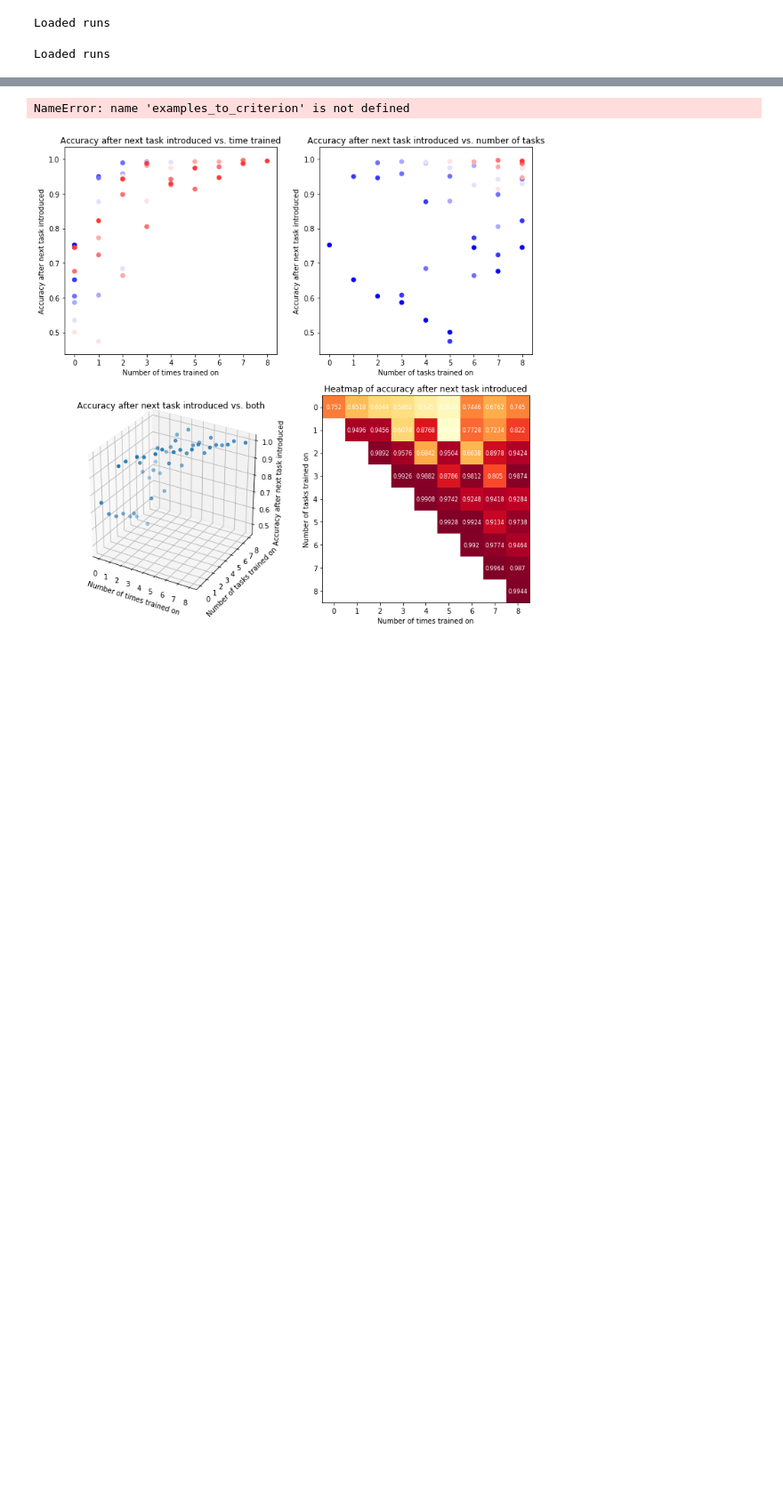
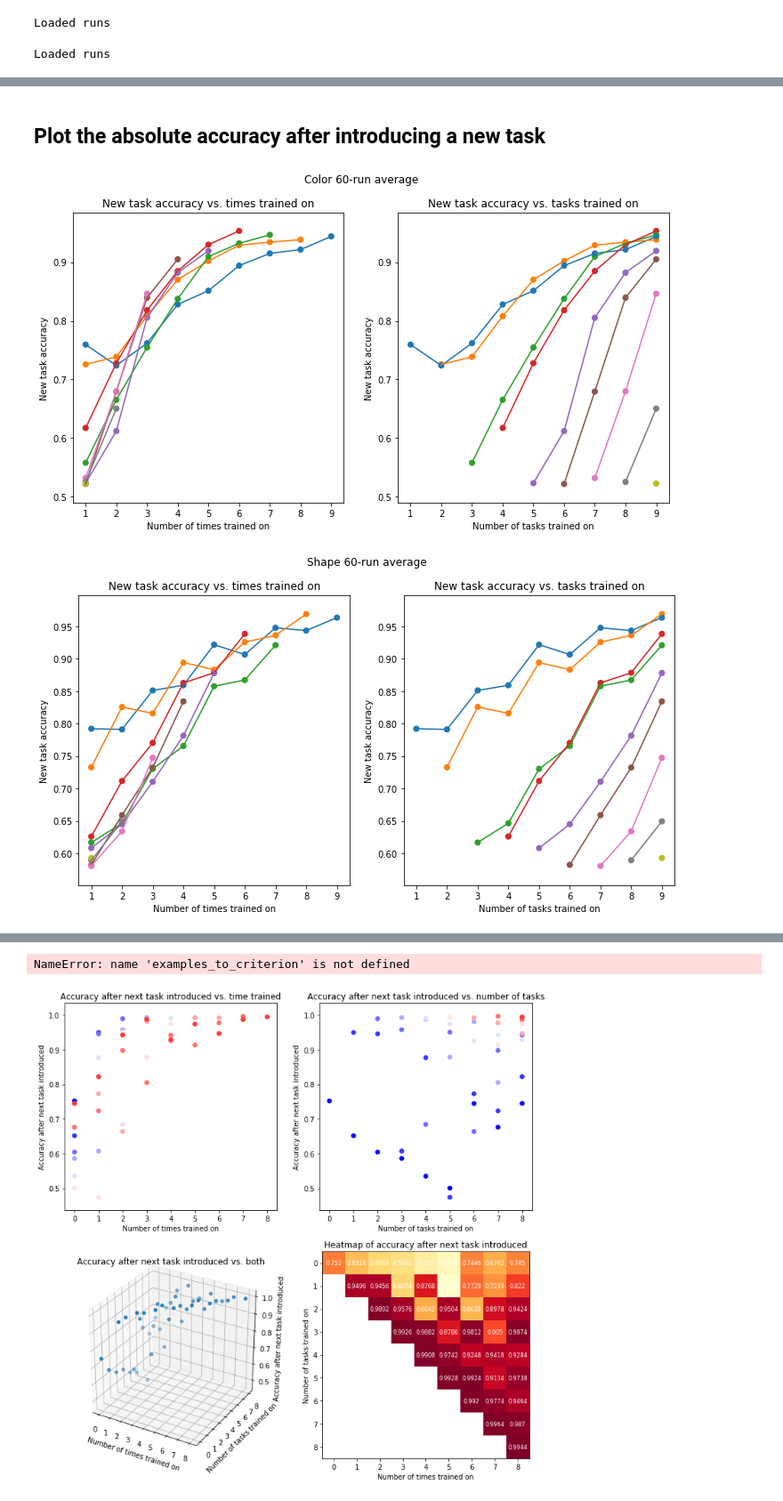
Before and after one commit to guydav/deep-learning-projects, a Jupyter notebook: notebooks/Meta_Learning_Baseline_Data_Analysis.ipynb, the cells around one changed output, grey strips where cells are left out. Shown at 89% size. Cells and saved outputs as stored; diff of their text form; code cells hidden in the pictures; blank space fills up the shorter version.

```diff
--- a/notebooks/Meta_Learning_Baseline_Data_Analysis.ipynb
+++ b/notebooks/Meta_Learning_Baseline_Data_Analysis.ipynb
@@ -271,0 +361,14 @@ def plot_examples_to_criterion(examples_to_criterion, title, ylim=None,
+# %% [markdown]
+## Plot the absolute accuracy after introducing a new task
+# %%
+ylim = None
+
+plot_processed_results(six_replications_by_dimension[0][0][2], 'Color 60-run average',
+                       ylim, log_x=False, log_y=False, shade_error=False)
+plot_processed_results(six_replications_by_dimension[1][0][2], 'Shape 60-run average',
+                       ylim, log_x=False, log_y=False, shade_error=False)
+plot_processed_results(six_replications_by_dimension[2][0][2], 'Material 60-run average',
+                       ylim, log_x=False, log_y=False, shade_error=False)
+# %% [output]
+[figure, added]
+[figure, added]
```
Also changed, not shown: parts of 33 cells of this notebook, 1 other file.
